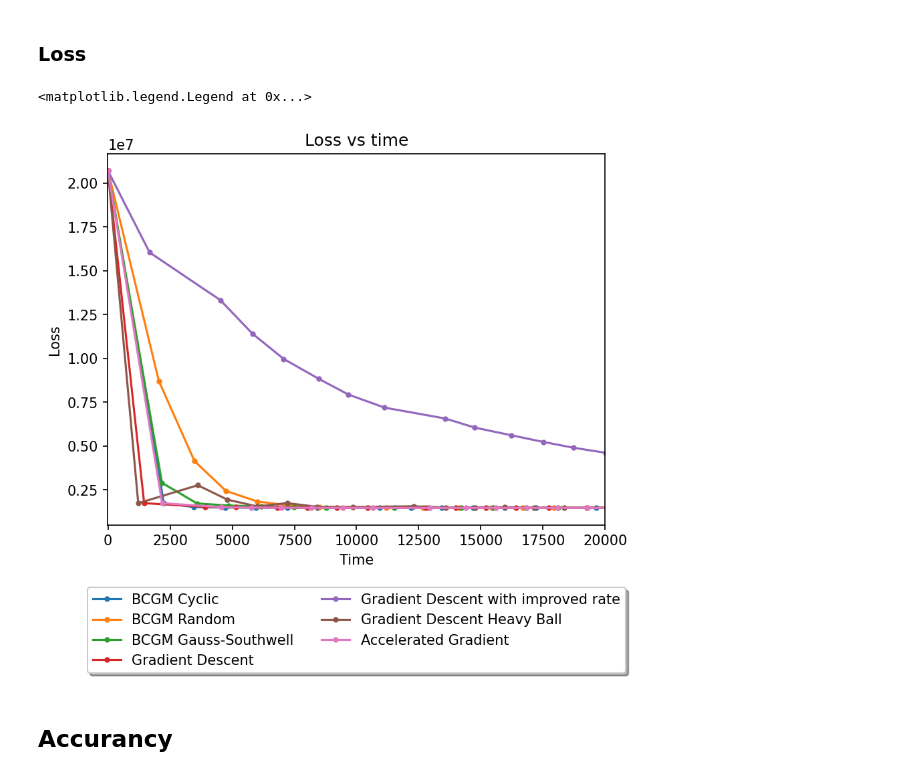
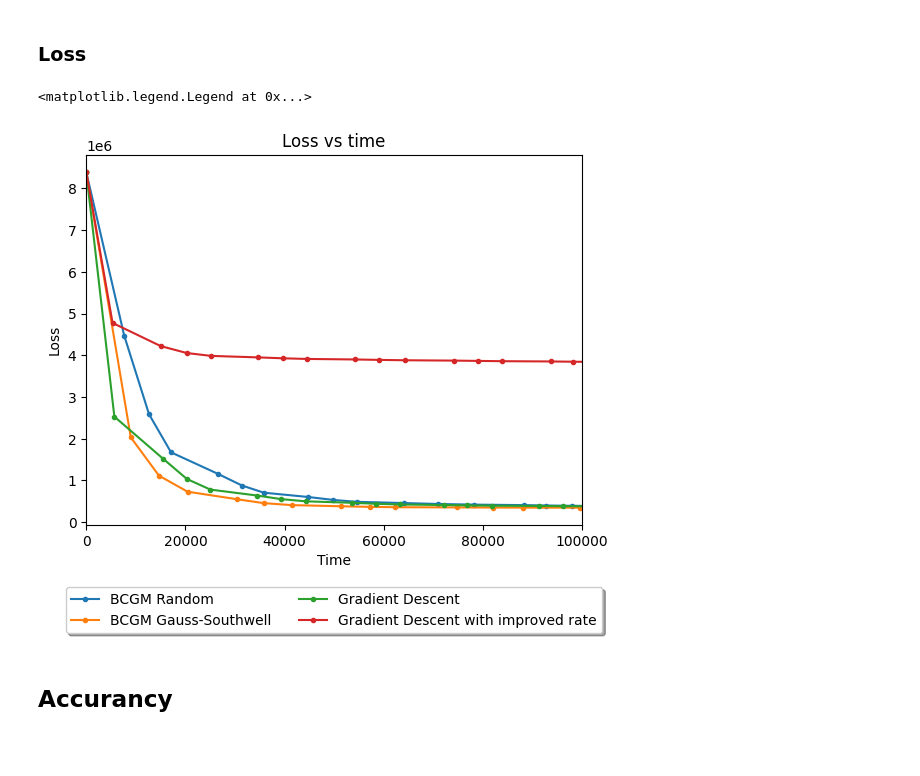
Before and after one commit to RobEngin/Optimization-Gradient-Descent, a Jupyter notebook: Homework1.ipynb, the cells around one changed output. Cells and saved outputs as stored; diff of their text form; code cells hidden in the pictures; blank space fills up the shorter version.

```diff
--- a/Homework1.ipynb
+++ b/Homework1.ipynb
@@ -57,6 +57,7 @@ else:
 
     elif DATABASE == "Surgical-deepnet":
         data = np.genfromtxt('Surgical-deepnet.csv', delimiter=',', skip_header=1)
+        np.random.shuffle(data)
         X = data[:, : -1]
         y = data[:, -1]
         y = np.where(y == 0, -1, y)
@@ -64,4 +65,6 @@ else:
         print("Shape 1: " +  str(X.shape))
         X = PCA(n_components=5).fit_transform(X)
         print("Shape 2: " +  str(X.shape))
+        X = X[:10000]
+        y = y[:10000]
 # %% [output]
@@ -242,11 +251,11 @@ Following are some constant that are going to be used in the gradient, since it
 # %%
-print("Calculating coefficients of the gradient")
+print("Computing constants of the gradient")
 
 label_unlabel_tot = np.sum(labeled_unlabeled_weights, axis=0).reshape((-1,1))
 unlabel_unlabel_tot = np.sum(unlabeled_unlabeled_weights, axis=0).reshape((-1,1))
 
-grad_first_coeff_vec = (2 * label_unlabel_tot) + unlabel_unlabel_tot
-grad_second_coeff_vec = 2 * np.multiply(
+first_constant = (2 * label_unlabel_tot) + unlabel_unlabel_tot
+second_constant = 2 * np.multiply(
     labeled_y.reshape((-1,1)),
     labeled_unlabeled_weights
 ).sum(0).reshape((-1,1))
@@ -258,11 +267,11 @@ Done
 # %%
 def gradient(unlabeled):
     unlabeled = unlabeled.reshape((-1,1))
-    third_coeff = np.multiply(
+    third_constant = np.multiply(
         unlabeled,
         unlabeled_unlabeled_weights
     ).sum(0).reshape((-1,1))
-    return (grad_first_coeff_vec * unlabeled - grad_second_coeff_vec - third_coeff).reshape((-1,))
+    return (first_constant * unlabeled - second_constant - third_constant).reshape((-1,))
 # %% [markdown]
 ### Gradient Descent
 
@@ -375,11 +411,11 @@ $$
 $$
 # %%
 def update_gradient(previous_grad, Li, index):
-    global unlabeled_unlabeled_weights, grad_first_coeff_vec
+    global unlabeled_unlabeled_weights, first_constant
     step = 1/Li[index] * previous_grad[index]
     new_grad = np.copy(previous_grad)
     new_grad += unlabeled_unlabeled_weights[index] * step
-    new_grad[index] -= grad_first_coeff_vec[index] * step
+    new_grad[index] -= first_constant[index] * step
     return step, new_grad
 # %% [markdown]
 ### Randomized
@@ -521,37 +557,32 @@ plt.plot(ticks_bcgd_gs, accuracies_bcgd_gs, marker='.')
 # %% [markdown]
 ### Loss
 # %%
-plt.figure(dpi=150)
-plt.plot(ticks_bcgd_cyclic , losses_bcgm_cyclic, marker='.')
+plt.figure(dpi=100)
 plt.plot(ticks_bcgd_random , losses_bcgm_random, marker='.')
 plt.plot(ticks_bcgd_gs , losses_bcgm_gs, marker='.')
 plt.plot(ticks_gd , losses_gd, marker='.')
 plt.plot(ticks_gd_improved , losses_gd_improved, marker='.')
-plt.plot(ticks_gd_hb , losses_gd_hb, marker='.')
-plt.plot(ticks_gd_accelerated , losses_gd_accelerated, marker='.')
+
 
 plt.title("Loss vs time")
 plt.xlabel("Time")
 plt.ylabel("Loss")
-plt.xlim(-10,20000)
+plt.xlim(-10,100000)
 plt.legend(
     [
-        'BCGM Cyclic',
         'BCGM Random',
         'BCGM Gauss-Southwell',
         'Gradient Descent',
         'Gradient Descent with improved rate',
-        'Gradient Descent Heavy Ball',
-        "Accelerated Gradient"
     ],
     loc="upper center",
     bbox_to_anchor=(0.5, -0.15),
     fancybox=True, shadow=True, ncol=2
 
 )
 # %% [output]
 <matplotlib.legend.Legend at 0x...>
-[figure, old version]
+[figure, new version]
 # %% [markdown]
 ## Accurancy
 # %% [markdown]
```
Also changed, not shown: parts of 24 cells of this notebook, 12 other files.
